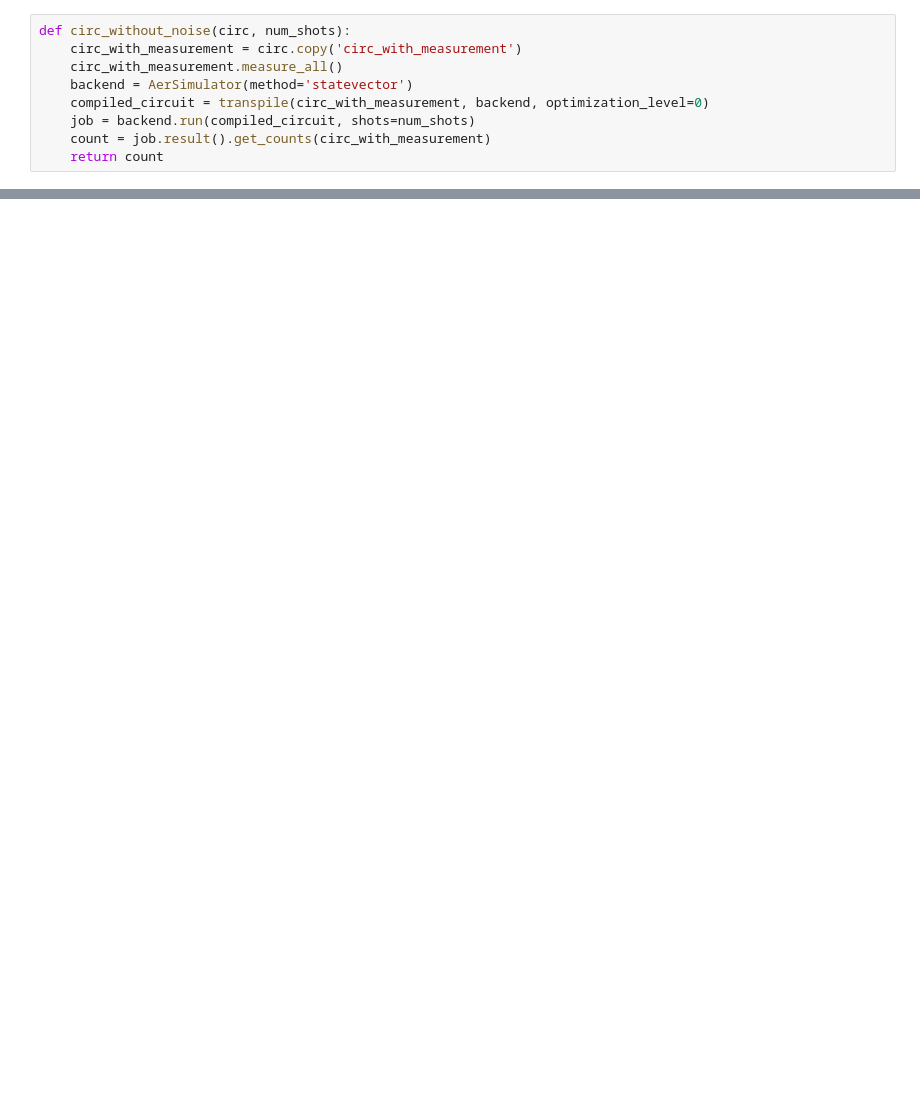
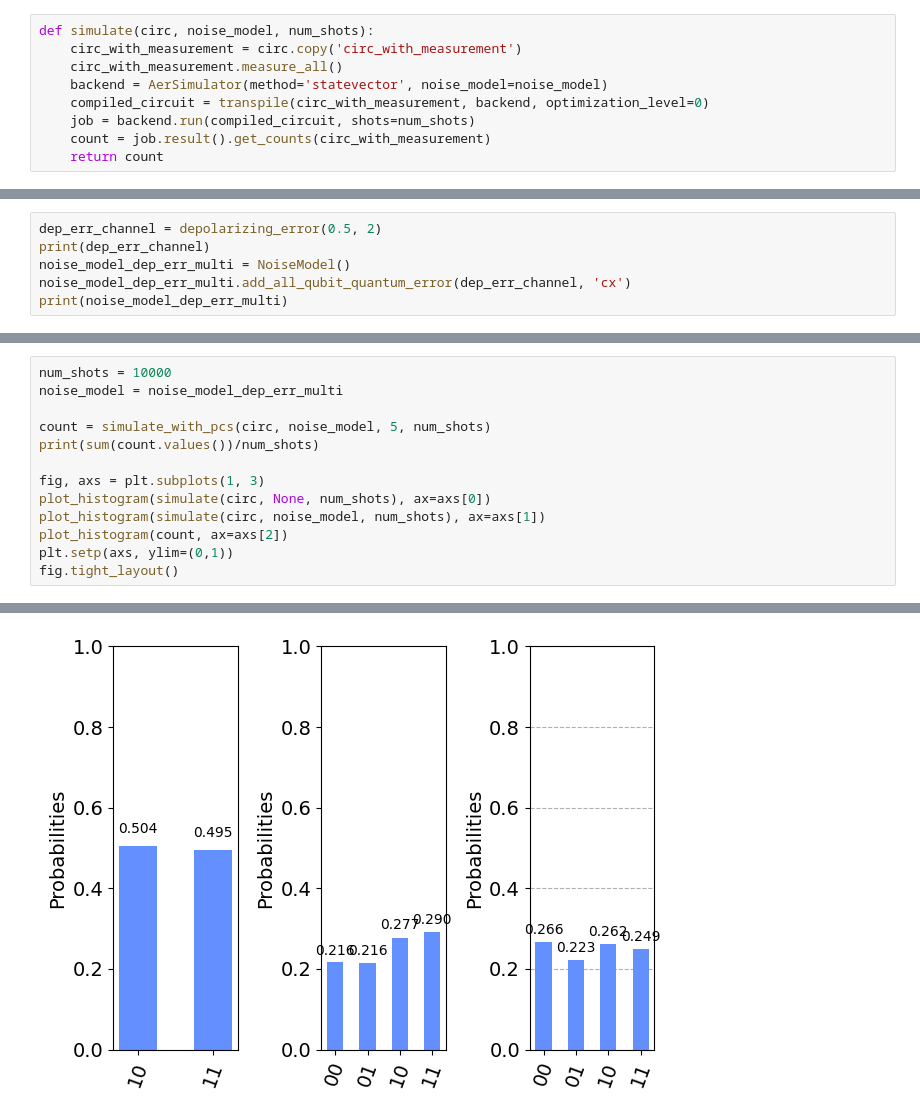
Before and after one commit to rajatchandavar/PCS_noise_mitigation_symmetry, a Jupyter notebook: test_random_cliff_circuit.ipynb, the cells around one changed output, grey strips where cells are left out. Cells and saved outputs as stored; diff of their text form; blank space fills up the shorter version.

```diff
--- a/test_random_cliff_circuit.ipynb
+++ b/test_random_cliff_circuit.ipynb
@@ -11,8 +12,8 @@ from qiskit.providers.aer.noise import depolarizing_error, NoiseModel
 # %%
-def circ_without_noise(circ, num_shots):
+def simulate(circ, noise_model, num_shots):
     circ_with_measurement = circ.copy('circ_with_measurement')
     circ_with_measurement.measure_all()
-    backend = AerSimulator(method='statevector')
+    backend = AerSimulator(method='statevector', noise_model=noise_model)
     compiled_circuit = transpile(circ_with_measurement, backend, optimization_level=0)
     job = backend.run(compiled_circuit, shots=num_shots)
     count = job.result().get_counts(circ_with_measurement)
@@ -115,0 +103,6 @@ done
+# %%
+dep_err_channel = depolarizing_error(0.5, 2)
+print(dep_err_channel)
+noise_model_dep_err_multi = NoiseModel()
+noise_model_dep_err_multi.add_all_qubit_quantum_error(dep_err_channel, 'cx')
+print(noise_model_dep_err_multi)
@@ -115,0 +127,14 @@ done
+# %%
+num_shots = 10000
+noise_model = noise_model_dep_err_multi
+
+count = simulate_with_pcs(circ, noise_model, 5, num_shots)
+print(sum(count.values())/num_shots)
+
+fig, axs = plt.subplots(1, 3)
+plot_histogram(simulate(circ, None, num_shots), ax=axs[0])
+plot_histogram(simulate(circ, noise_model, num_shots), ax=axs[1])
+plot_histogram(count, ax=axs[2])
+plt.setp(axs, ylim=(0,1))
+fig.tight_layout()
+# %% [output]
@@ -115,0 +158 @@ done
+[figure, added]
```
Also changed, not shown: parts of 16 cells of this notebook.
